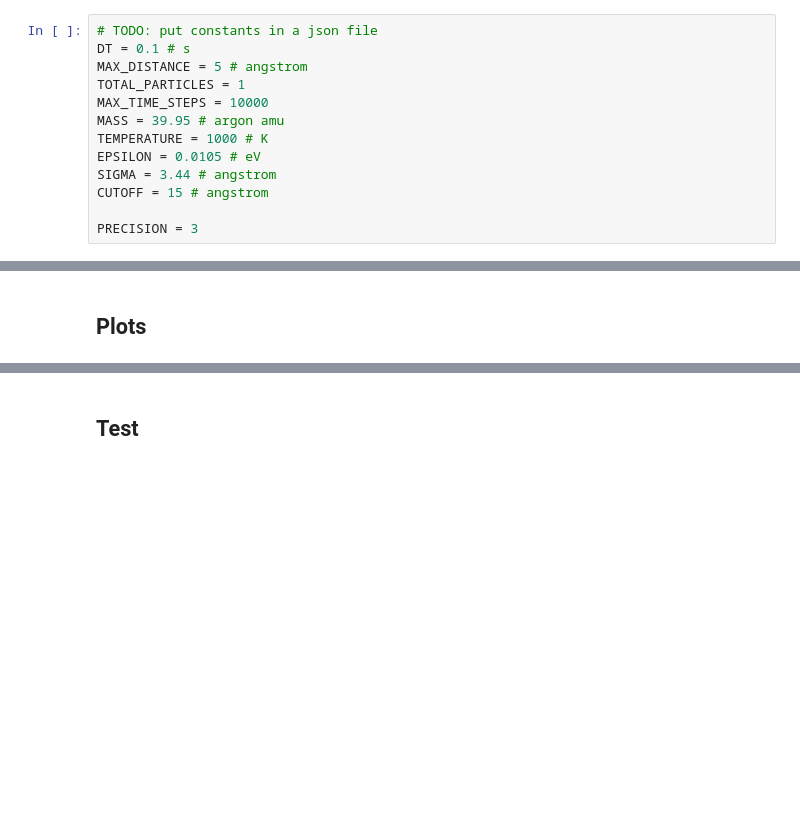
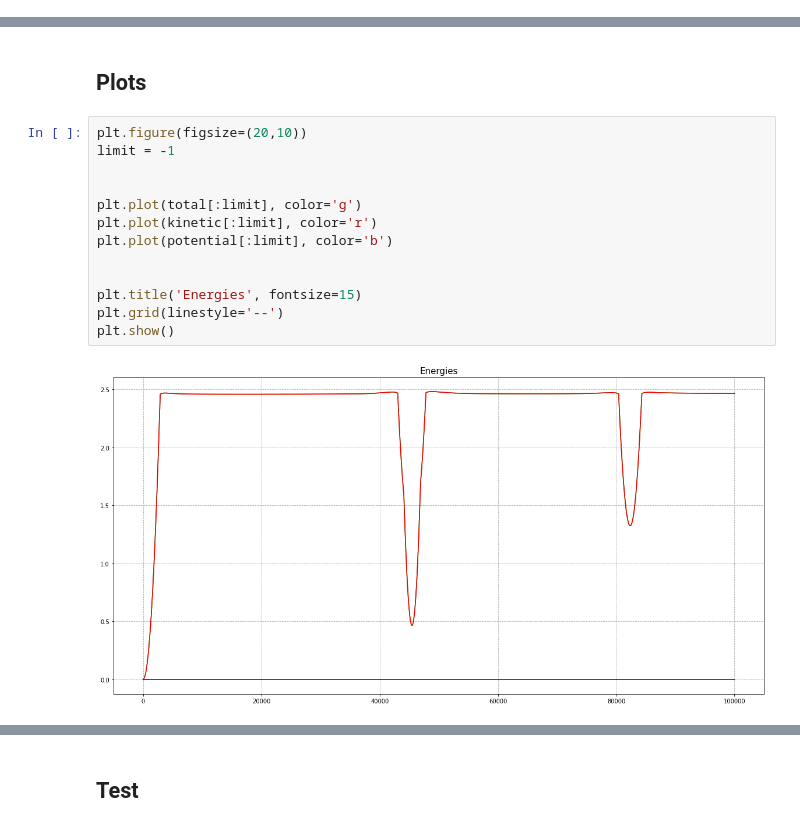
Before and after one commit to giuseppesimionato/gas-simulation, a Jupyter notebook: gas-simulation.ipynb, the cells around one changed output, grey strips where cells are left out. Saved outputs shown, nothing was run; the diff lists cells and outputs as text; blank space fills up the shorter version.

```diff
--- a/gas-simulation.ipynb
+++ b/gas-simulation.ipynb
@@ -23,19 +20,6 @@ from tqdm import tqdm
 import matplotlib.pyplot as plt
 
 from scipy.constants import Boltzmann
-# %%
-# TODO: put constants in a json file
-DT = 0.1 # s
-MAX_DISTANCE = 5 # angstrom
-TOTAL_PARTICLES = 1
-MAX_TIME_STEPS = 10000
-MASS = 39.95 # argon amu
-TEMPERATURE = 1000 # K
-EPSILON = 0.0105 # eV
-SIGMA = 3.44 # angstrom
-CUTOFF = 15 # angstrom
-
-PRECISION = 3
 # %% [markdown]
 ## Useful functions
 # %%
@@ -204,3 +245,18 @@ for time in tqdm(range(MAX_TIME_STEPS)):
 # %% [markdown]
 ## Plots
+# %%
+plt.figure(figsize=(20,10))
+limit = -1
+
+
+plt.plot(total[:limit], color='g')
+plt.plot(kinetic[:limit], color='r')
+plt.plot(potential[:limit], color='b')
+
+
+plt.title('Energies', fontsize=15)
+plt.grid(linestyle='--')
+plt.show()
+# %% [output]
+[figure, added]
 # %%
```
Also changed, not shown: parts of 12 cells of this notebook, 2 other files.
